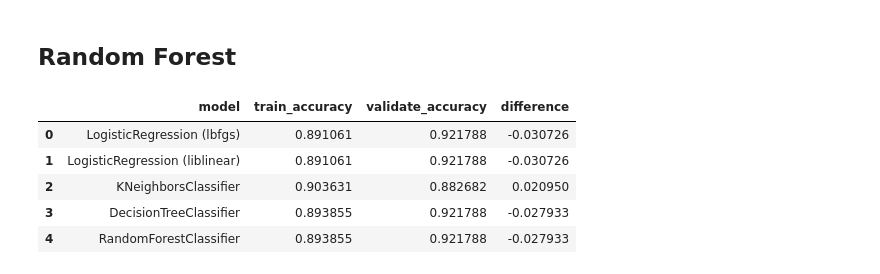
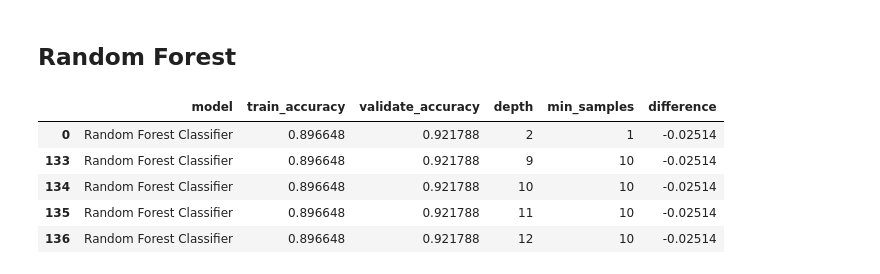
Before and after one commit to Andy-Jensen/board-game-project, a Jupyter notebook: modeling.ipynb, the cells around one changed output. Cells and saved outputs as stored; diff of their text form; code cells hidden in the pictures.

```diff
--- a/modeling.ipynb
+++ b/modeling.ipynb
@@ -186,2 +218,30 @@ results.sort_values('difference', ascending=False)
 # %% [markdown]
 ## Random Forest
+# %%
+results=[]
+for i in range(1,16):
+    for n in range(2,16):
+            rm= RandomForestClassifier(max_depth= n, min_samples_leaf= i, random_state=8675309)
+            rm.fit(X_train, y_train)
+            n_sample= rm.score(X_train, y_train)
+            out_of_sample= rm.score(X_val, y_val)
+            output={
+            'model': 'Random Forest Classifier',
+            'train_accuracy': in_sample,
+            'validate_accuracy': out_of_sample,
+            'depth': n,
+            'min_samples': i
+    }
+            results.append(output)
+# %%
+results=pd.DataFrame(results)
+results['difference']=results['train_accuracy']-results['validate_accuracy']
+# %%
+results.sort_values('difference', ascending=True).head()
+# %% [output]
+|  | model | train_accuracy | validate_accuracy | depth | min_samples | difference |
+| 0 | Random Forest Classifier | 0.896648 | 0.921788 | 2 | 1 | -0.02514 |
+| 133 | Random Forest Classifier | 0.896648 | 0.921788 | 9 | 10 | -0.02514 |
+| 134 | Random Forest Classifier | 0.896648 | 0.921788 | 10 | 10 | -0.02514 |
+| 135 | Random Forest Classifier | 0.896648 | 0.921788 | 11 | 10 | -0.02514 |
+| 136 | Random Forest Classifier | 0.896648 | 0.921788 | 12 | 10 | -0.02514 |
@@ -256,11 +318,4 @@ def models(train, val):
     results['difference']=results['train_accuracy']-results['validate_accuracy']
     return results
 # %%
-models(train, val)
+results=models(train, val)
-# %% [output]
-|  | model | train_accuracy | validate_accuracy | difference |
-| 0 | LogisticRegression (lbfgs) | 0.891061 | 0.921788 | -0.030726 |
-| 1 | LogisticRegression (liblinear) | 0.891061 | 0.921788 | -0.030726 |
-| 2 | KNeighborsClassifier | 0.903631 | 0.882682 | 0.020950 |
-| 3 | DecisionTreeClassifier | 0.893855 | 0.921788 | -0.027933 |
-| 4 | RandomForestClassifier | 0.893855 | 0.921788 | -0.027933 |
```
Also changed, not shown: parts of 12 cells of this notebook.
